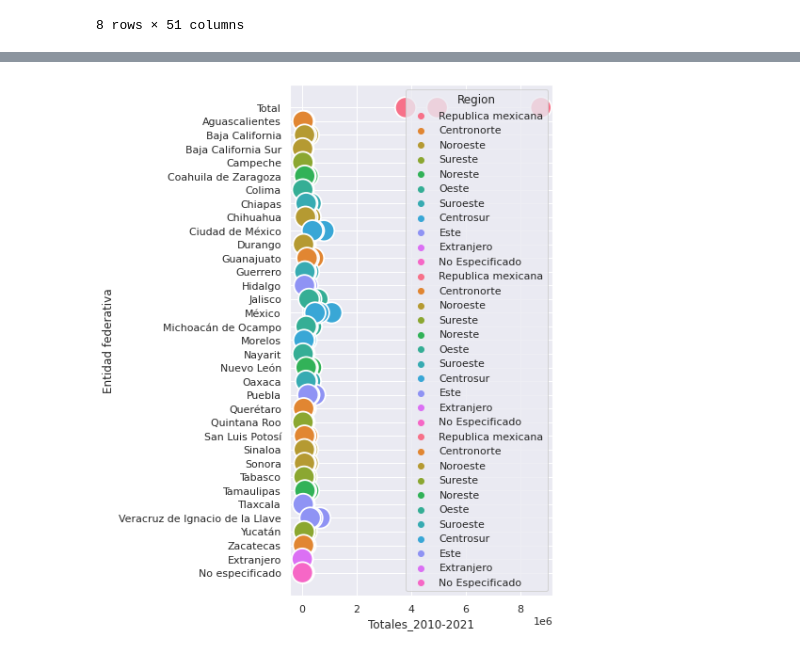
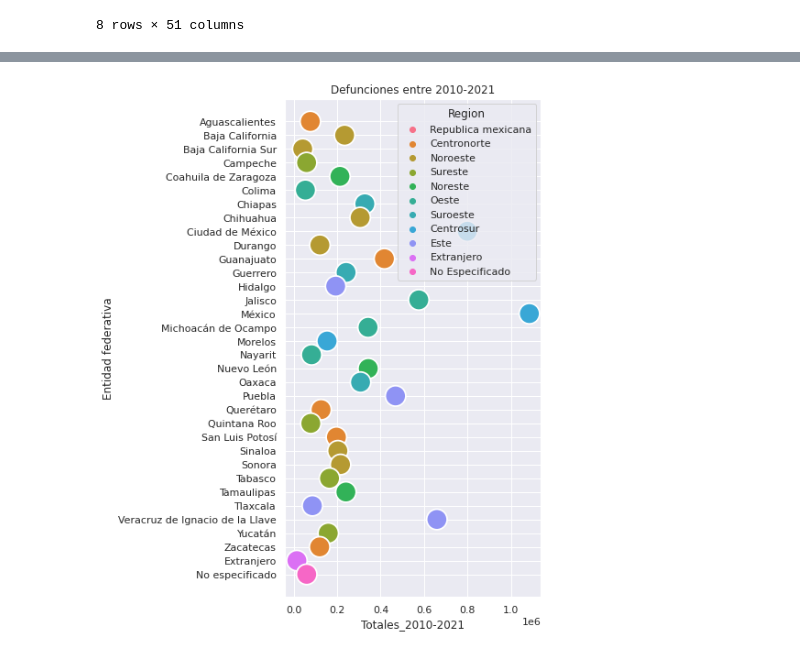
Before and after one commit to ReipasMerenneito/ReipasMerenneito, a Jupyter notebook: Defunciones_Totales_INEGI.ipynb, the cells around one changed output, grey strips where cells are left out. Saved outputs shown, nothing was run; the diff lists cells and outputs as text; code cells hidden in the pictures.

```diff
--- a/Defunciones_Totales_INEGI.ipynb
+++ b/Defunciones_Totales_INEGI.ipynb
@@ -179,7 +179,7 @@ total_df.groupby('Region')['Total.0'].sum().hist()
 #Añadimos las columnas de muertes totales del 2010 al 2021 (Todos, hombres, mujeres, No especificados)
 total_df["Totales_2010-2021"]= total_df['Total.0']+total_df['Total.1']+total_df['Total.2']+total_df['Total.3']+total_df['Total.4']+total_df['Total.5']+total_df['Total.6']+total_df['Total.7']+total_df['Total.8']+total_df['Total.9']+total_df['Total.10']+total_df['Total.11']
 total_df["Hombres_2010-2021"]= total_df['Hombres.0']+total_df['Hombres.1']+total_df['Hombres.2']+total_df['Hombres.3']+total_df['Hombres.4']+total_df['Hombres.5']+total_df['Hombres.6']+total_df['Hombres.7']+total_df['Hombres.8']+total_df['Hombres.9']+total_df['Hombres.10']+total_df['Hombres.11']
-total_df["Mujeres_2010-2021"]= total_df['Mujeres.0']+total_df['Mujeres.1']+total_df['Mujeres.2']+total_df['Mujeres.3']+total_df['Mujeres.4']+total_df['Mujeres.5']+total_df['Mujeres.6']+total_df['Mujeres.7']+total_df['Mujeres.8']+total_df['Mujeres.9']+total_df['Mujeres.10']+total_df['Mujeres.11']
+total_df["Mujeres_2010-2021"]= total_df['Mujeres.0']+total_df['Mujeres.1']+total_df['Mujeres.2']+total_df['Mujeres.3']+total_df['Mujeres.4']+total_df['Mujeres.5']+total_df['Mujeres.6']+total_df['Mujeres.7']+total_df['Mujeres.8']+total_df['Mujeres.9']+total_df['Total.10']+total_df['Total.11']
 # %%
 total_df.columns
 # %% [output]
@@ -307,0 +277,15 @@ Name: Totales_2010-2021, dtype: int64
+# %%
+g, ax = plt.subplots()
+g=sns.set(rc={'figure.figsize':(20,5)})
+g=sns.scatterplot(data_tot,s=200)
+g=sns.lineplot(data_tot)
+g.set(ylabel='Defunciones')
+g.set(title='Defunciones por entidad federativa del 2010 al 2021')
+
+#Falta añadir un inset de los valores de toda la republica
+
+from mpl_toolkits.axes_grid1.inset_locator import inset_axes
+ax.xaxis.set_label_text('Defunciones')
+axins = inset_axes(ax,  "35%", "25%" ,loc="upper center", borderpad=3)
+sns.scatterplot(data_tot1['Republica mexicana'], ax=axins)
+plt.show()
@@ -307,0 +294,17 @@ Name: Totales_2010-2021, dtype: int64
+# %%
+g, ax = plt.subplots()
+
+g=sns.set(rc={'figure.figsize':(30,30)},)
+g=sns.barplot(x=total_df['Totales_2010-2021'],y=total_df['Region'][1:])
+g=sns.boxplot(x=total_df['Totales_2010-2021'],y=total_df['Region'][1:])
+g=sns.violinplot(x=total_df['Totales_2010-2021'],y=total_df['Region'][1:])
+g.set(xlabel='Defunciones')
+g.set(title='Defunciones del 2010-2021, por region del pais')
+
+#Falta añadir un inset de los valores de toda la republica
+
+
+axins = inset_axes(ax,  "10%", "30%" ,loc="upper right", borderpad=5)
+sns.barplot(data_tot1['Republica mexicana'], ax=axins)
+ax.xaxis.set_label_text('Defunciones')
+plt.show()
@@ -307,0 +313,3 @@ Name: Totales_2010-2021, dtype: int64
+# %%
+sns.barplot(x=total_df['Totales_2010-2021'],y=total_df['Entidad federativa'])
+sns.set(rc={'figure.figsize':(5,10)})
@@ -308,5 +318,5 @@ Name: Totales_2010-2021, dtype: int64
 # %%
-sns.scatterplot(x=total_df['Totales_2010-2021'],y=total_df['Entidad federativa'], hue=total_df['Region'], s=500)
+sns.scatterplot(x=total_df['Totales_2010-2021'],y=total_df['Entidad federativa'][1:], hue=total_df['Region'], s=500).set_title('Defunciones entre 2010-2021')
 sns.set(rc={'figure.figsize':(5,10)})
 # %% [output]
-[figure, old version]
+[figure, new version]
```
Also changed, not shown: parts of 16 cells of this notebook.
